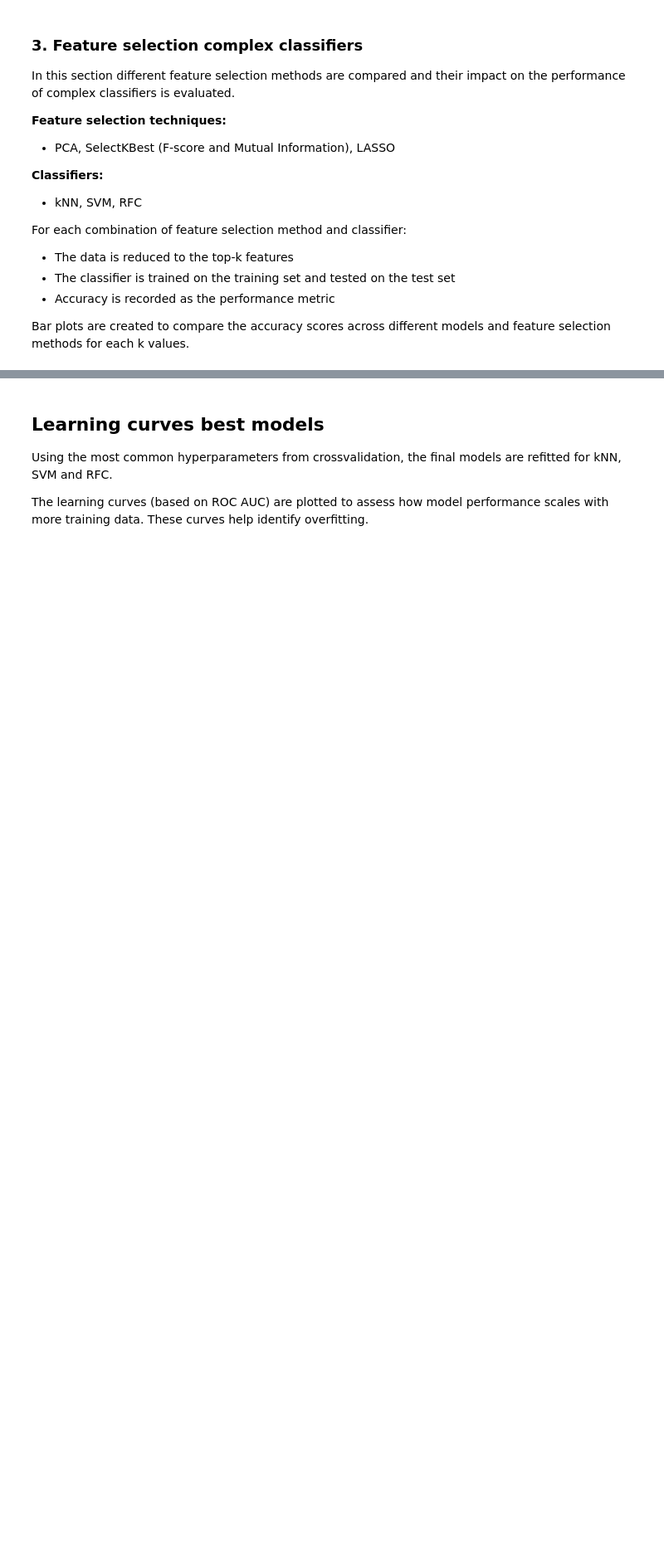
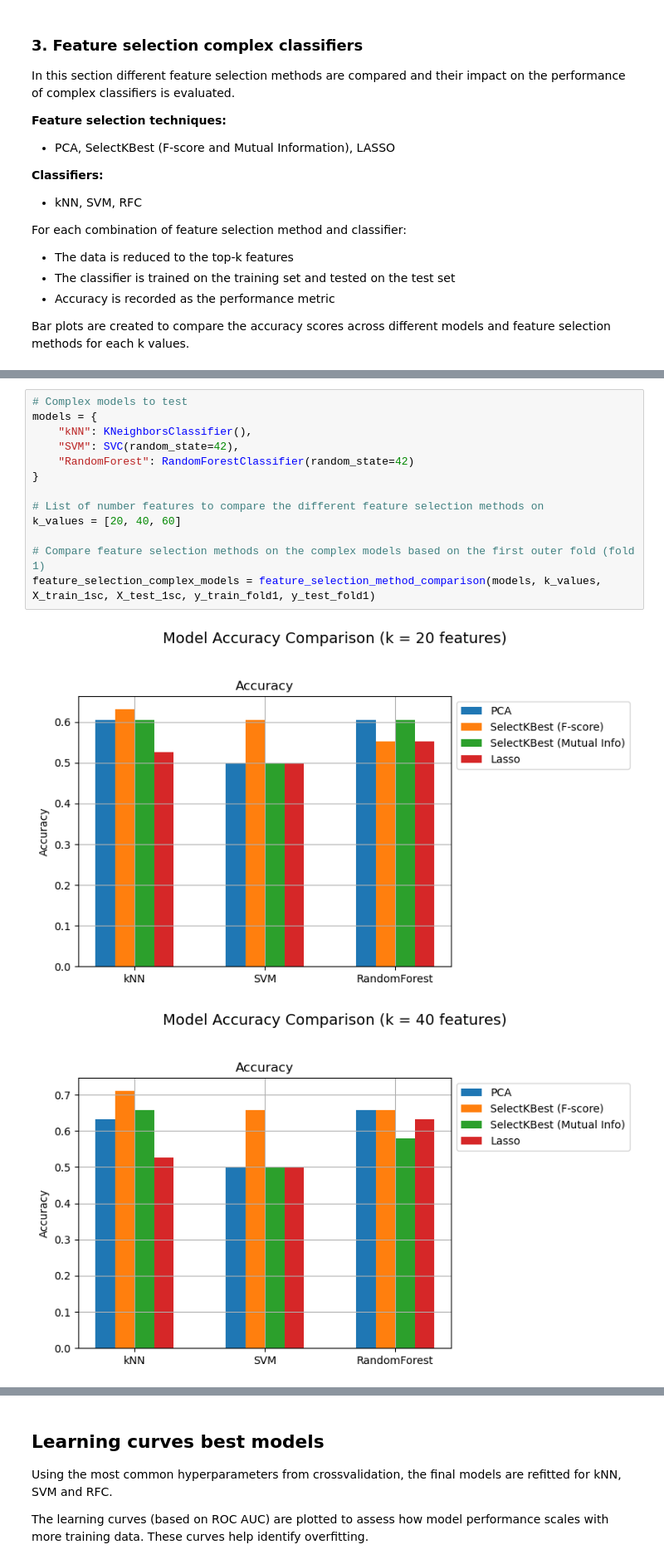
Before and after one commit to TaraVijgeboom/TM10007_Group10_Liver, a Jupyter notebook: assignment_final.ipynb, the cells around one changed output, grey strips where cells are left out. Shown at 83% size. Cells and saved outputs as stored; diff of their text form; blank space fills up the shorter version.

```diff
--- a/assignment_final.ipynb
+++ b/assignment_final.ipynb
@@ -474,0 +404,16 @@ for k in k_values:
+# %%
+# Complex models to test
+models = {
+    "kNN": KNeighborsClassifier(),
+    "SVM": SVC(random_state=42),
+    "RandomForest": RandomForestClassifier(random_state=42)
+}
+
+# List of number features to compare the different feature selection methods on
+k_values = [20, 40, 60]
+
+# Compare feature selection methods on the complex models based on the first outer fold (fold 1)
+feature_selection_complex_models = feature_selection_method_comparison(models, k_values, X_train_1sc, X_test_1sc, y_train_fold1, y_test_fold1)
+# %% [output]
+[figure, added]
+[figure, added]
```
Also changed, not shown: parts of 16 cells of this notebook.
